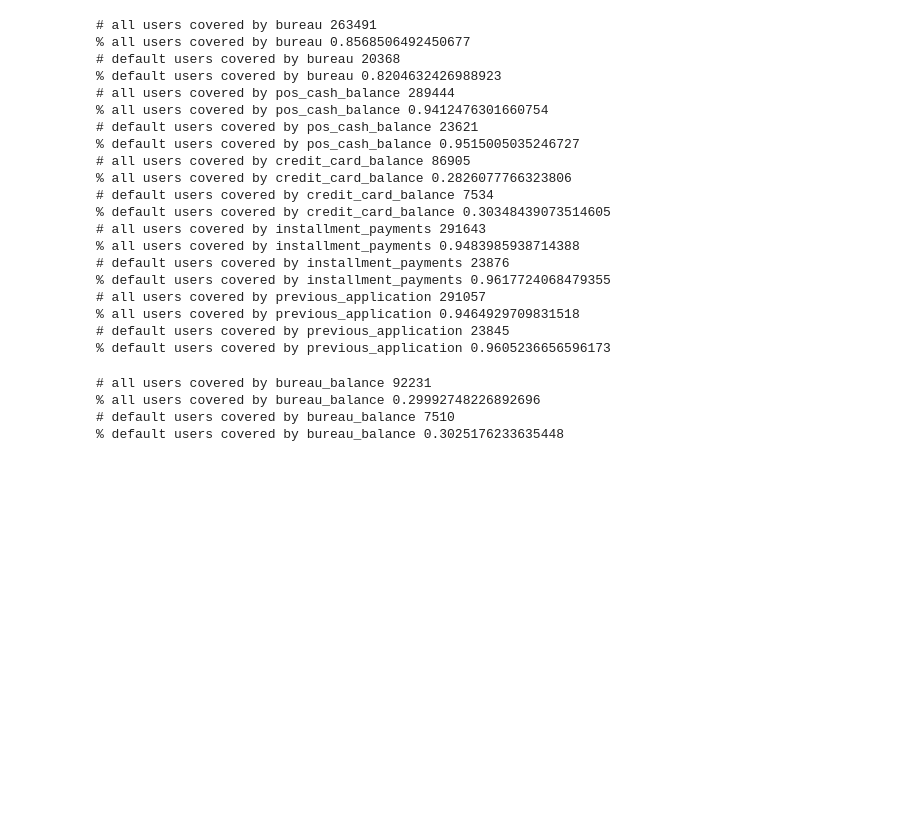
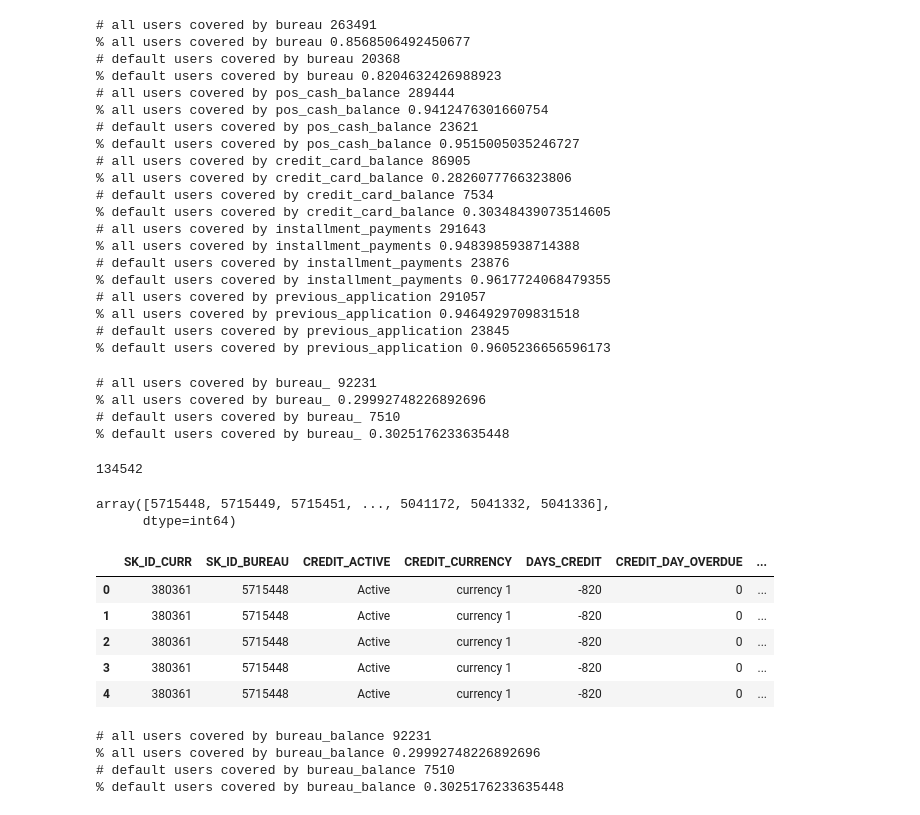
Before and after one commit to hansikpaoeka-cmd/AI_datamining, a Jupyter notebook: src/data/data_processing.ipynb, the cells around one changed output. Cells and saved outputs as stored; diff of their text form; code cells hidden in the pictures; blank space fills up the shorter version.

```diff
--- a/src/data/data_processing.ipynb
+++ b/src/data/data_processing.ipynb
@@ -171,6 +172,31 @@ calc_coverage(application_train,previous_application,'previous_application')
 % all users covered by previous_application 0.9464929709831518
 # default users covered by previous_application 23845
 % default users covered by previous_application 0.9605236656596173
+# %%
+calc_coverage(application_train,bureau_,'bureau_')
+# %% [output]
+# all users covered by bureau_ 92231
+% all users covered by bureau_ 0.29992748226892696
+# default users covered by bureau_ 7510
+% default users covered by bureau_ 0.3025176233635448
+# %%
+bureau_['SK_ID_CURR'].nunique()
+# %% [output]
+134542
+# %%
+bureau_balance['SK_ID_BUREAU'].unique()
+# %% [output]
+array([5715448, 5715449, 5715451, ..., 5041172, 5041332, 5041336],
+      dtype=int64)
+# %%
+bureau_.head()
+# %% [output]
+|  | SK_ID_CURR | SK_ID_BUREAU | CREDIT_ACTIVE | CREDIT_CURRENCY | DAYS_CREDIT | CREDIT_DAY_OVERDUE | ... |
+| 0 | 380361 | 5715448 | Active | currency 1 | -820 | 0 | ... |
+| 1 | 380361 | 5715448 | Active | currency 1 | -820 | 0 | ... |
+| 2 | 380361 | 5715448 | Active | currency 1 | -820 | 0 | ... |
+| 3 | 380361 | 5715448 | Active | currency 1 | -820 | 0 | ... |
+| 4 | 380361 | 5715448 | Active | currency 1 | -820 | 0 | ... |
 # %%
 calc_coverage(application_train,bureau_,'bureau_balance')
 # %% [output]
```
Also changed, not shown: parts of 1 cell of this notebook, 1 other file.
